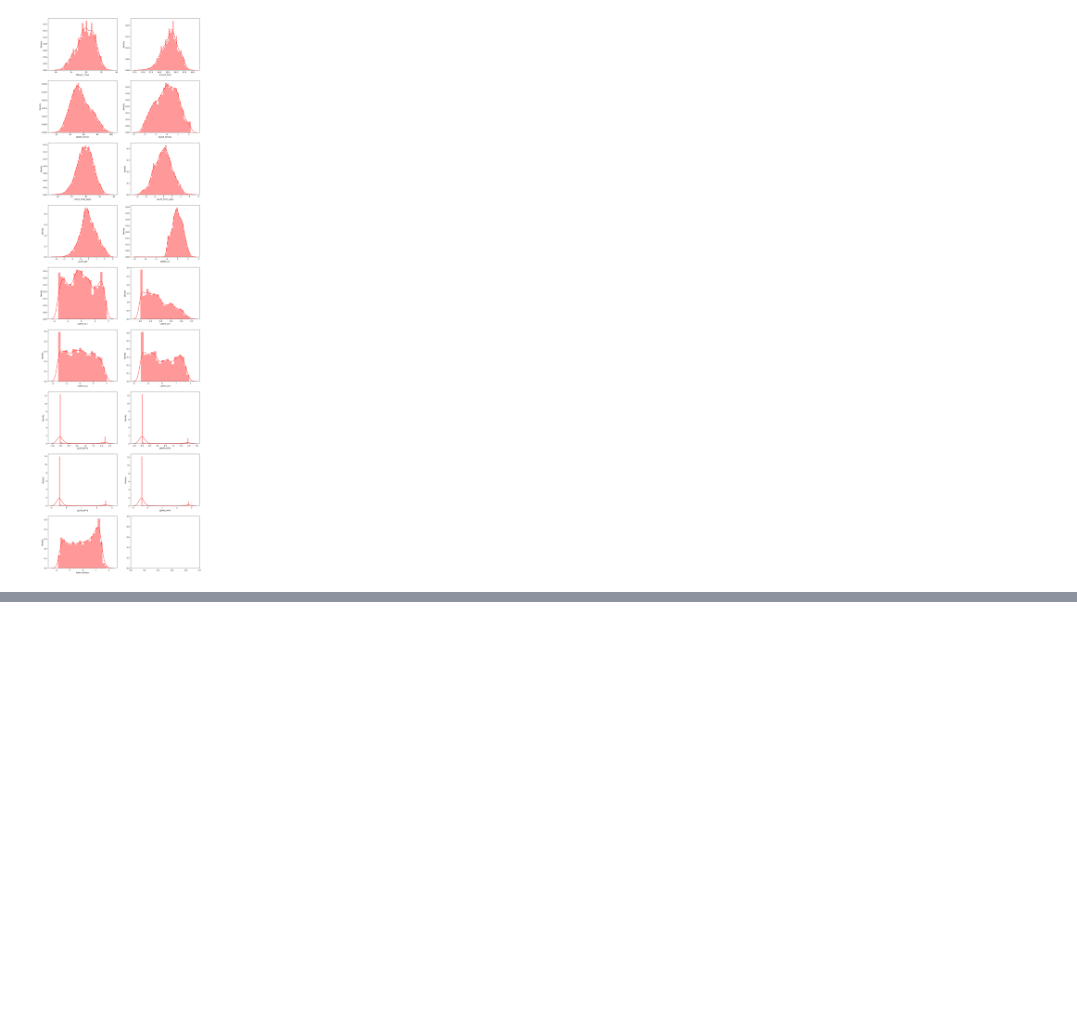
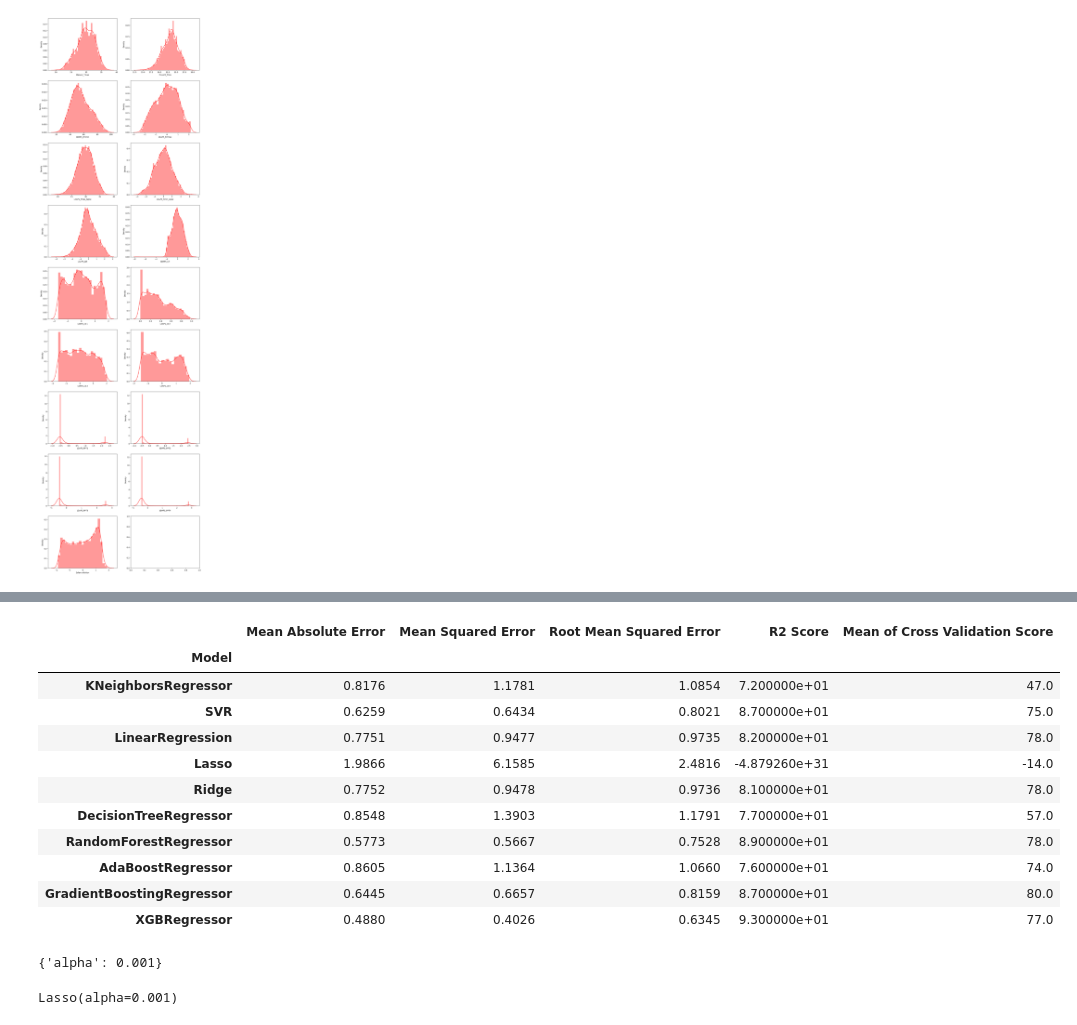
Before and after one commit to jaydip1235/Temperature-Forecast, a Jupyter notebook: temp-forecast.ipynb, the cells around one changed output, grey strips where cells are left out. Saved outputs shown, nothing was run; the diff lists cells and outputs as text; code cells hidden in the pictures; blank space fills up the shorter version.

```diff
--- a/temp-forecast.ipynb
+++ b/temp-forecast.ipynb
@@ -335,0 +418,15 @@ x=pd.DataFrame(xd,columns=x.columns)
+# %%
+createmodels(models,x,ymin,names)
+# %% [output]
+|  | Mean Absolute Error | Mean Squared Error | Root Mean Squared Error | R2 Score | Mean of Cross Validation Score |
+| Model |  |  |  |  |  |
+| KNeighborsRegressor | 0.8176 | 1.1781 | 1.0854 | 7.200000e+01 | 47.0 |
+| SVR | 0.6259 | 0.6434 | 0.8021 | 8.700000e+01 | 75.0 |
+| LinearRegression | 0.7751 | 0.9477 | 0.9735 | 8.200000e+01 | 78.0 |
+| Lasso | 1.9866 | 6.1585 | 2.4816 | -4.879260e+31 | -14.0 |
+| Ridge | 0.7752 | 0.9478 | 0.9736 | 8.100000e+01 | 78.0 |
+| DecisionTreeRegressor | 0.8548 | 1.3903 | 1.1791 | 7.700000e+01 | 57.0 |
+| RandomForestRegressor | 0.5773 | 0.5667 | 0.7528 | 8.900000e+01 | 78.0 |
+| AdaBoostRegressor | 0.8605 | 1.1364 | 1.0660 | 7.600000e+01 | 74.0 |
+| GradientBoostingRegressor | 0.6445 | 0.6657 | 0.8159 | 8.700000e+01 | 80.0 |
+| XGBRegressor | 0.4880 | 0.4026 | 0.6345 | 9.300000e+01 | 77.0 |
@@ -335,0 +435,12 @@ x=pd.DataFrame(xd,columns=x.columns)
+# %%
+param_grid={'alpha':[1e-15,1e-10,1e-8,1e-5,1e-3,0.1,1,5,10,15,20,30,35,45,50,55,65,100,110,150,1000]}
+m1=GridSearchCV(Lasso(),param_grid,scoring='neg_mean_squared_error',cv=10)
+m1.fit(x,ymax)
+print(m1.best_params_)
+# %% [output]
+{'alpha': 0.001}
+# %%
+m1=Lasso(alpha=0.001)
+m1.fit(x,ymax)
+# %% [output]
+Lasso(alpha=0.001)
```
Also changed, not shown: parts of 46 cells of this notebook.
